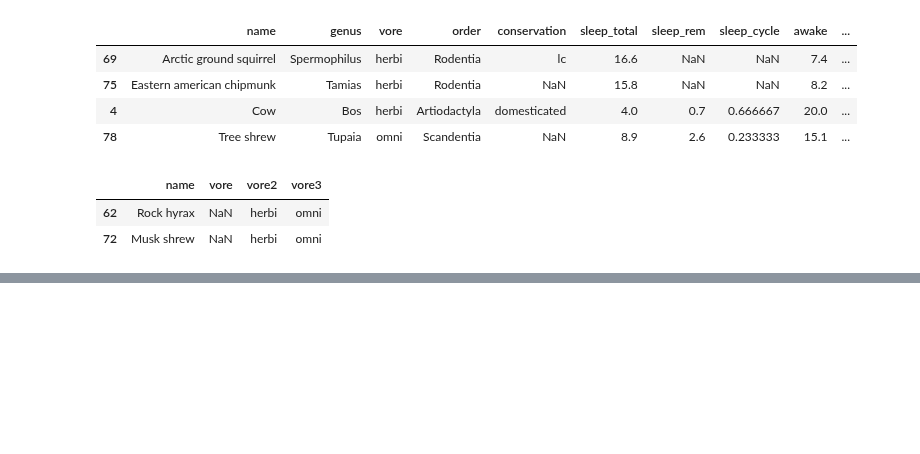
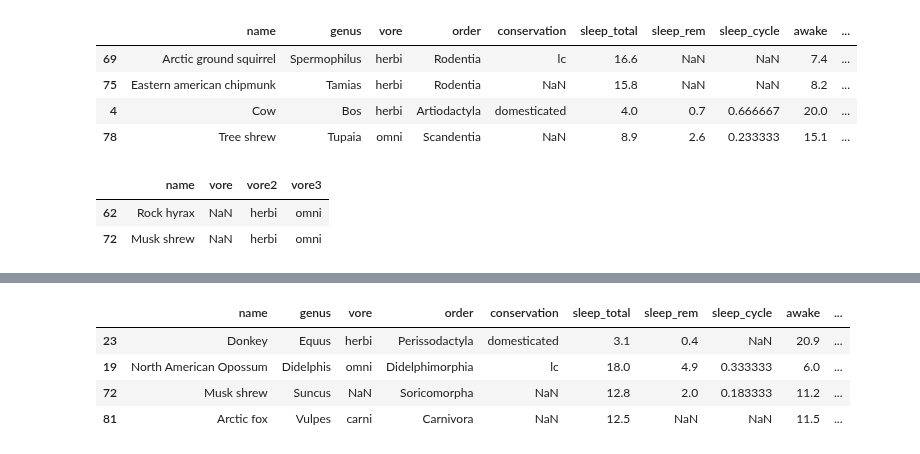
Before and after one commit to pNatTueku/ml_learning_with_ajprasertcbs, a Jupyter notebook: notebooks/impute_or_replace_missing_values.ipynb, the cells around one changed output, grey strips where cells are left out. Drawn from its saved outputs; the diff is of its cells as text; code cells hidden in the pictures; blank space fills up the shorter version.

```diff
--- a/notebooks/impute_or_replace_missing_values.ipynb
+++ b/notebooks/impute_or_replace_missing_values.ipynb
@@ -156,0 +177,13 @@ df[df['vore'].isna()][['name', 'vore', 'vore2', 'vore3']]
+# %%
+# imp3 = SimpleImputer(strategy = 'mean')
+# imp3 = SimpleImputer(strategy = 'median')
+
+imp3 = SimpleImputer(strategy = 'constant', fill_value = -99)
+df['sleep_rem4'] = imp3.fit_transform(df[['sleep_rem']])
+df.tail(4)
+# %% [output]
+|  | name | genus | vore | order | conservation | sleep_total | sleep_rem | sleep_cycle | awake | ... |
+| 23 | Donkey | Equus | herbi | Perissodactyla | domesticated | 3.1 | 0.4 | NaN | 20.9 | ... |
+| 19 | North American Opossum | Didelphis | omni | Didelphimorphia | lc | 18.0 | 4.9 | 0.333333 | 6.0 | ... |
+| 72 | Musk shrew | Suncus | NaN | Soricomorpha | NaN | 12.8 | 2.0 | 0.183333 | 11.2 | ... |
+| 81 | Arctic fox | Vulpes | carni | Carnivora | NaN | 12.5 | NaN | NaN | 11.5 | ... |
```
Also changed, not shown: parts of 4 cells of this notebook.
